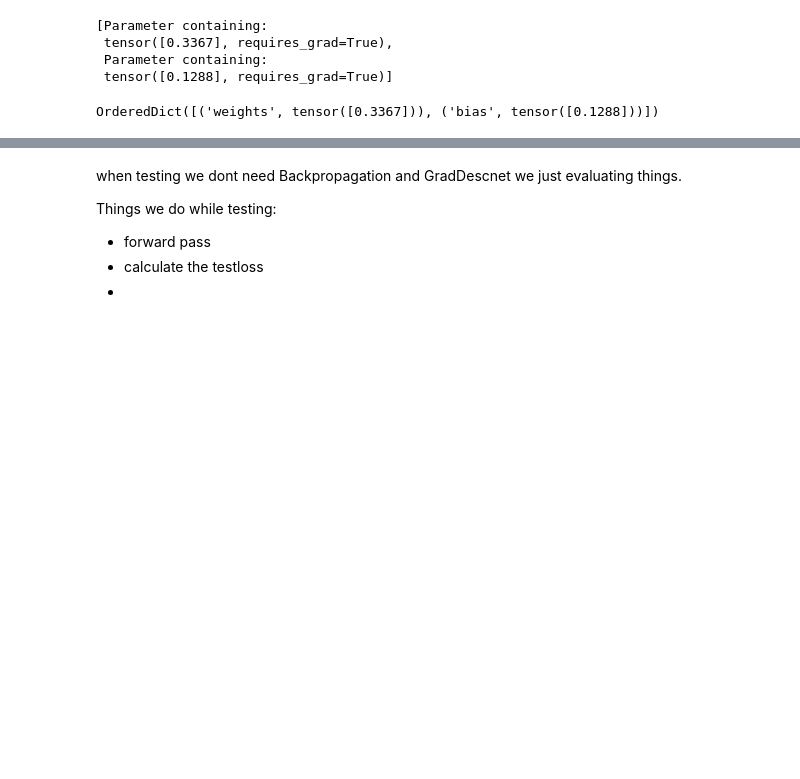
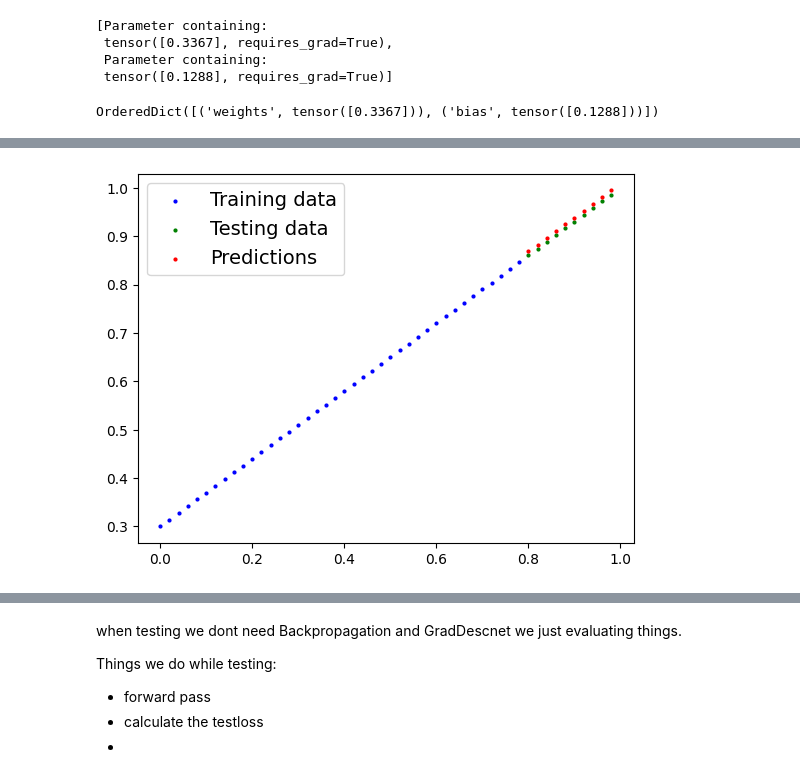
Before and after one commit to yadneshx17/Pytorch, a Jupyter notebook: Chapters/01_pytorch_ml_wordflow.ipynb, the cells around one changed output, grey strips where cells are left out. Drawn from its saved outputs; the diff is of its cells as text; code cells hidden in the pictures; blank space fills up the shorter version.

```diff
--- a/Chapters/01_pytorch_ml_wordflow.ipynb
+++ b/Chapters/01_pytorch_ml_wordflow.ipynb
@@ -222,13 +228,14 @@ model1.state_dict()
 OrderedDict([('weights', tensor([-0.6382])), ('bias', tensor([1.3554]))])
 # %%
 # Create a random seed
+# This Seed 42 will have same value wherever u create it
 torch.manual_seed(42)
 
 # Create an instance of the model ( this is a subclass of nn.Module )
-model_0 = LinearRegressionModel()
+model_1 = LinearRegressionModel()
 
 # Check out the parameters
-list(model_0.parameters())
+list(model_1.parameters())
 # %% [output]
 [Parameter containing:
  tensor([0.3367], requires_grad=True),
@@ -338,6 +405,6 @@ And we'll use SGD, `torch.optim.SGD(params, lr)` where:
 loss_fn = nn.L1Loss()
 
 # Setup a optimizer ( stochastic gradient descent )
-optimizer = torch.optim.SGD(params=model_0.parameters(),
+optimizer = torch.optim.SGD(params=model_1.parameters(),
                             lr=0.01) # lr = learning rate = possibly the most important hyperparameters you can set
-                            # the way the the rate is the way the parameters changes.
+                            # the rate is the way the parameters changes.
@@ -359,3 +435,5 @@ A couple of things we need in a training loop:
+# %%
+count = 0 # 180 is the count of Loop to be run to Traing it perfectly.
 # %%
 torch.manual_seed(42)
 
@@ -433,0 +529,8 @@ Loss: 0.02479521557688713
+# %%
+with torch.inference_mode():
+    y_preds_new = model_1(X_test)
+
+# Pred's after Training.
+plot_predictions(predictions=y_preds_new)
+# %% [output]
+[figure, added]
```
Also changed, not shown: parts of 71 cells of this notebook, 4 other files.
